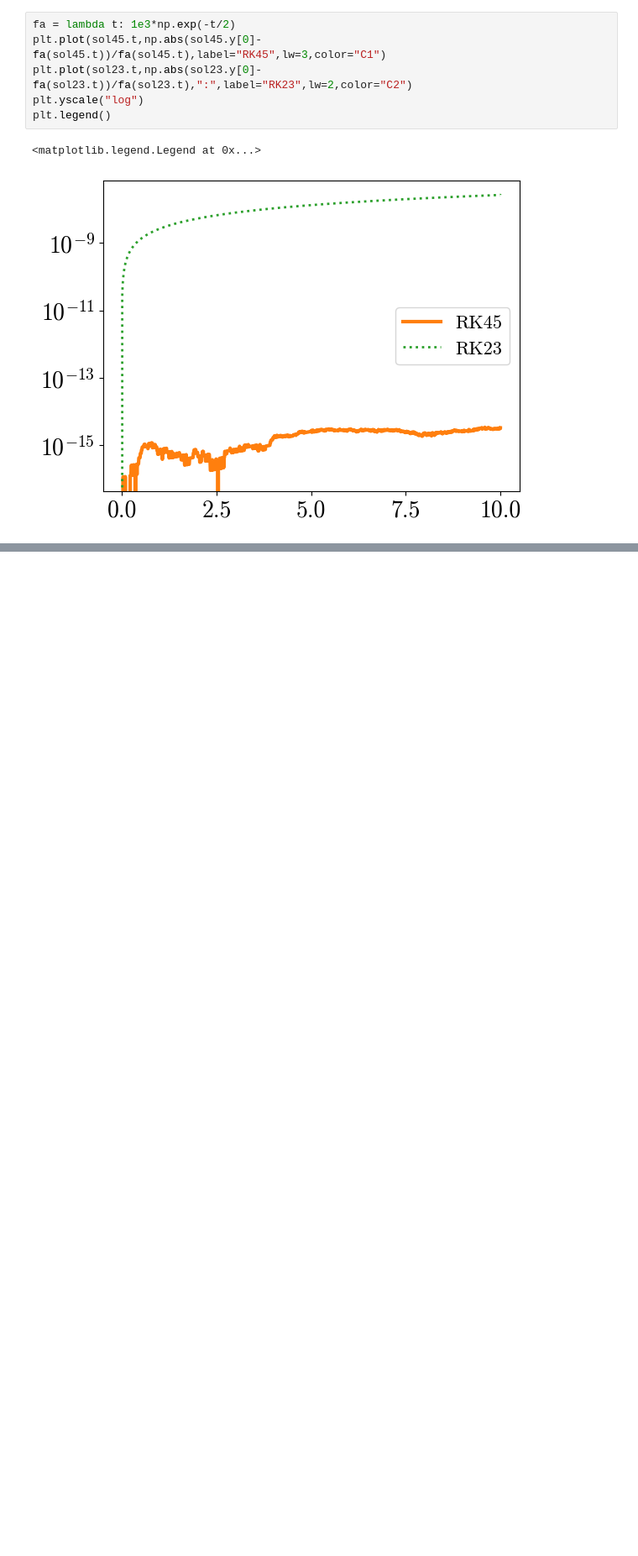
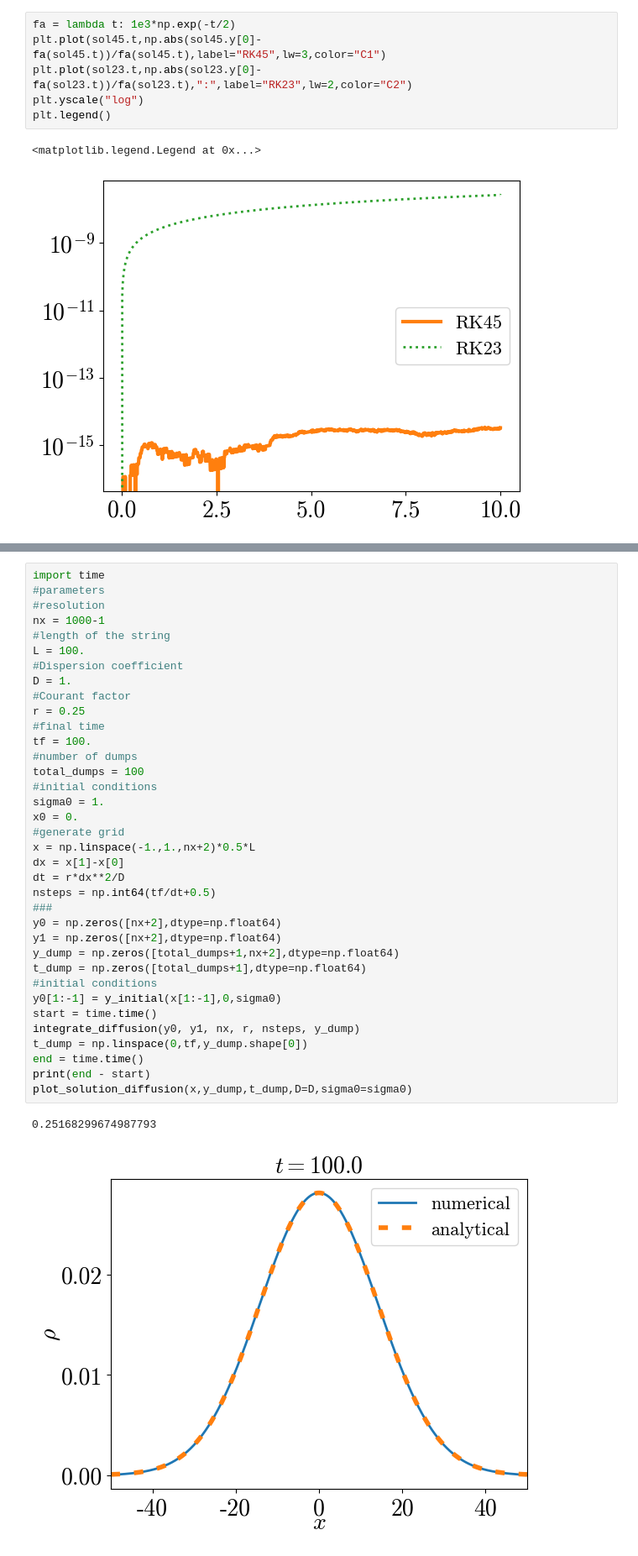
Before and after one commit to atchekho/cofi, a Jupyter notebook: COFI-Tchekhovskoy-ODEs.ipynb, the cells around one changed output, grey strips where cells are left out. Shown at 84% size. Drawn from its saved outputs; the diff is of its cells as text; blank space fills up the shorter version.

Commit message:
added diffusion to jupyter notebook

```diff
--- a/COFI-Tchekhovskoy-ODEs.ipynb
+++ b/COFI-Tchekhovskoy-ODEs.ipynb
@@ -202,0 +310,39 @@ plot_solution(x,y_dump)
+# %%
+import time
+#parameters
+#resolution
+nx = 1000-1
+#length of the string
+L = 100.
+#Dispersion coefficient
+D = 1.
+#Courant factor
+r = 0.25
+#final time
+tf = 100.
+#number of dumps
+total_dumps = 100
+#initial conditions
+sigma0 = 1.
+x0 = 0.
+#generate grid
+x = np.linspace(-1.,1.,nx+2)*0.5*L
+dx = x[1]-x[0]
+dt = r*dx**2/D
+nsteps = np.int64(tf/dt+0.5)
+###
+y0 = np.zeros([nx+2],dtype=np.float64)
+y1 = np.zeros([nx+2],dtype=np.float64)
+y_dump = np.zeros([total_dumps+1,nx+2],dtype=np.float64)
+t_dump = np.zeros([total_dumps+1],dtype=np.float64)
+#initial conditions
+y0[1:-1] = y_initial(x[1:-1],0,sigma0)
+start = time.time()
+integrate_diffusion(y0, y1, nx, r, nsteps, y_dump)
+t_dump = np.linspace(0,tf,y_dump.shape[0])
+end = time.time()
+print(end - start)
+plot_solution_diffusion(x,y_dump,t_dump,D=D,sigma0=sigma0)
+# %% [output]
+0.25168299674987793
+[figure, added]
```
Also changed, not shown: parts of 11 cells of this notebook.
